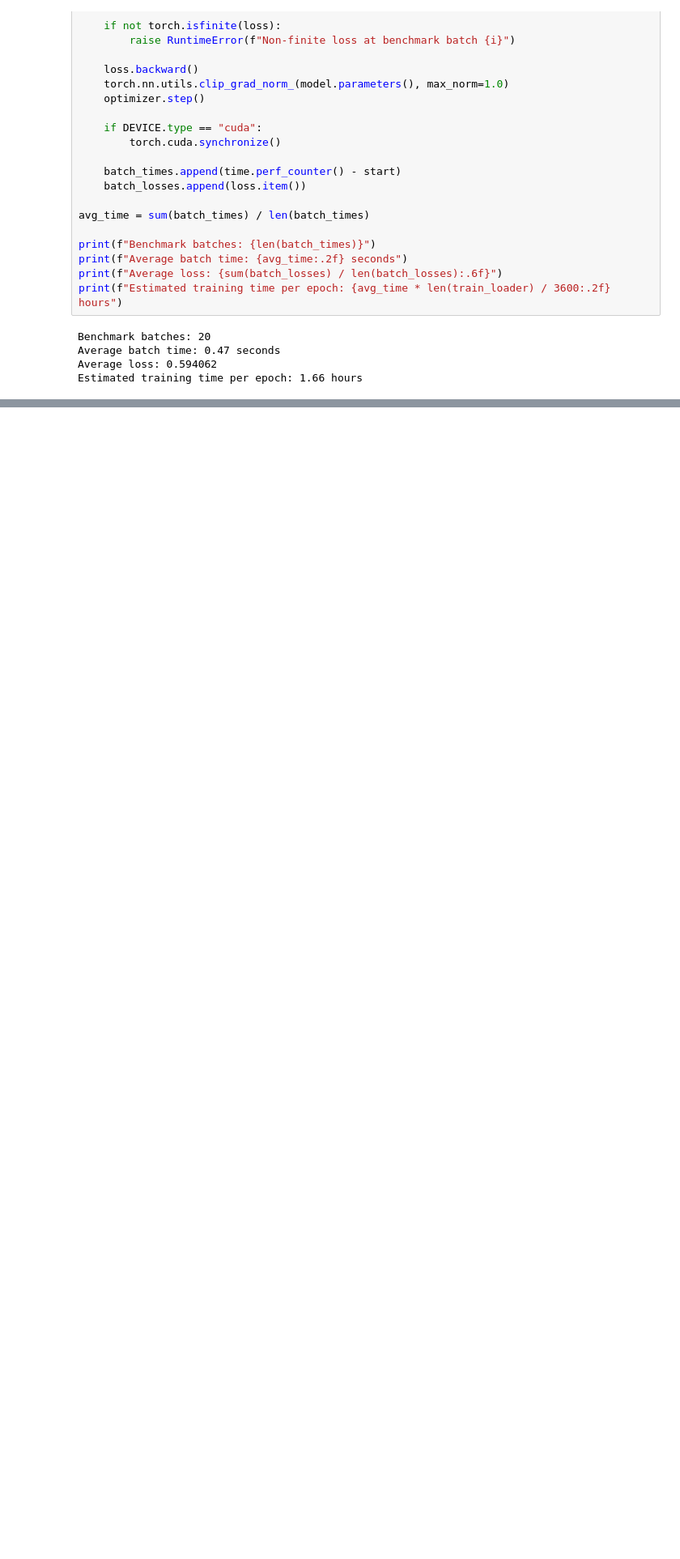
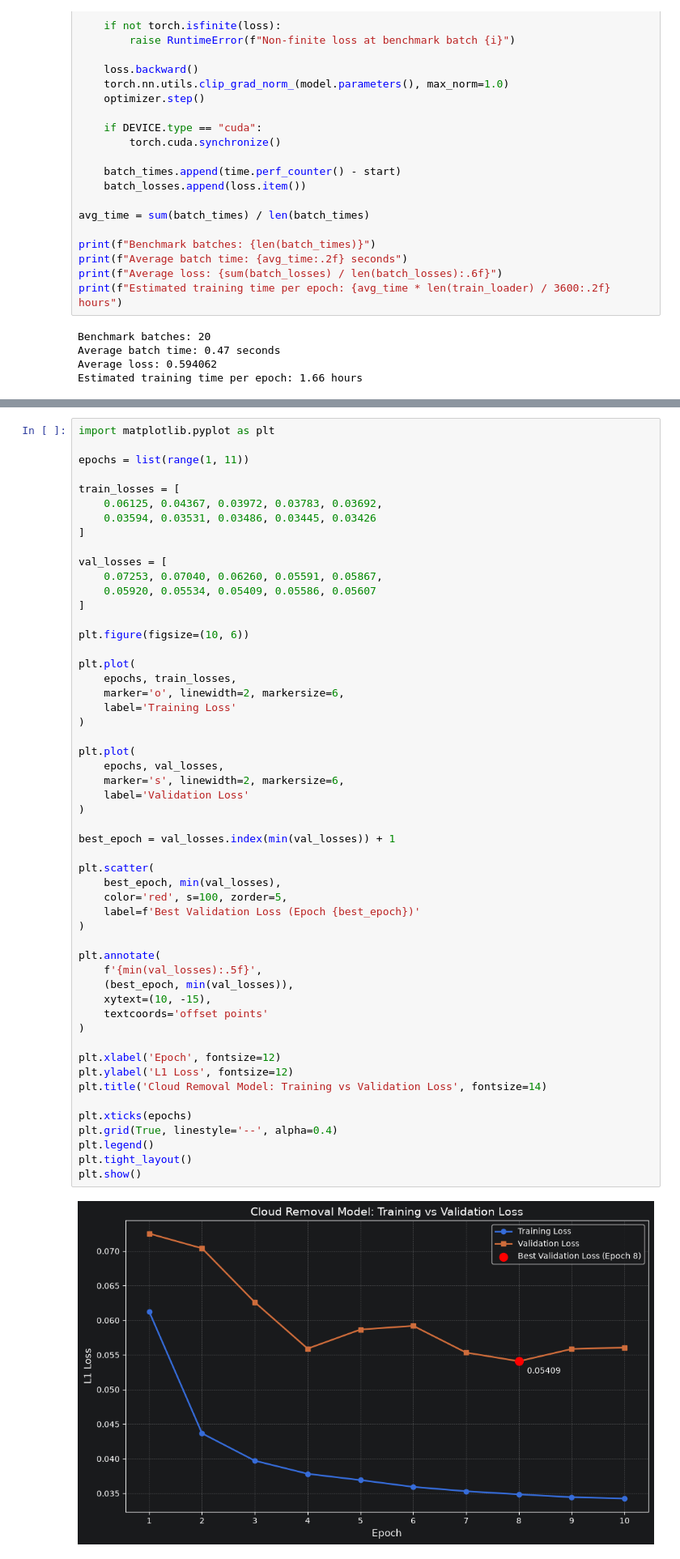
Before and after one commit to Mouryagna/Generative-AI-Based-Cloud-Removal-and-Reconstruction-for-LISS-IV-Satellite-Imagery, a Jupyter notebook: notebooks/diffcr_model_training.ipynb, the cells around one changed output, grey strips where cells are left out. Shown at 81% size. Drawn from its saved outputs; the diff is of its cells as text; blank space fills up the shorter version.

```diff
--- a/notebooks/diffcr_model_training.ipynb
+++ b/notebooks/diffcr_model_training.ipynb
@@ -715,0 +716,55 @@ Epoch 1/10 | Batch 12500/12854 | Loss 0.0396
+# %%
+import matplotlib.pyplot as plt
+
+epochs = list(range(1, 11))
+
+train_losses = [
+    0.06125, 0.04367, 0.03972, 0.03783, 0.03692,
+    0.03594, 0.03531, 0.03486, 0.03445, 0.03426
+]
+
+val_losses = [
+    0.07253, 0.07040, 0.06260, 0.05591, 0.05867,
+    0.05920, 0.05534, 0.05409, 0.05586, 0.05607
+]
+
+plt.figure(figsize=(10, 6))
+
+plt.plot(
+    epochs, train_losses,
+    marker='o', linewidth=2, markersize=6,
+    label='Training Loss'
+)
+
+plt.plot(
+    epochs, val_losses,
+    marker='s', linewidth=2, markersize=6,
+    label='Validation Loss'
+)
+
+best_epoch = val_losses.index(min(val_losses)) + 1
+
+plt.scatter(
+    best_epoch, min(val_losses),
+    color='red', s=100, zorder=5,
+    label=f'Best Validation Loss (Epoch {best_epoch})'
+)
+
+plt.annotate(
+    f'{min(val_losses):.5f}',
+    (best_epoch, min(val_losses)),
+    xytext=(10, -15),
+    textcoords='offset points'
+)
+
+plt.xlabel('Epoch', fontsize=12)
+plt.ylabel('L1 Loss', fontsize=12)
+plt.title('Cloud Removal Model: Training vs Validation Loss', fontsize=14)
+
+plt.xticks(epochs)
+plt.grid(True, linestyle='--', alpha=0.4)
+plt.legend()
+plt.tight_layout()
+plt.show()
+# %% [output]
+[figure, added]
```
Also changed, not shown: parts of 1 cell of this notebook.
